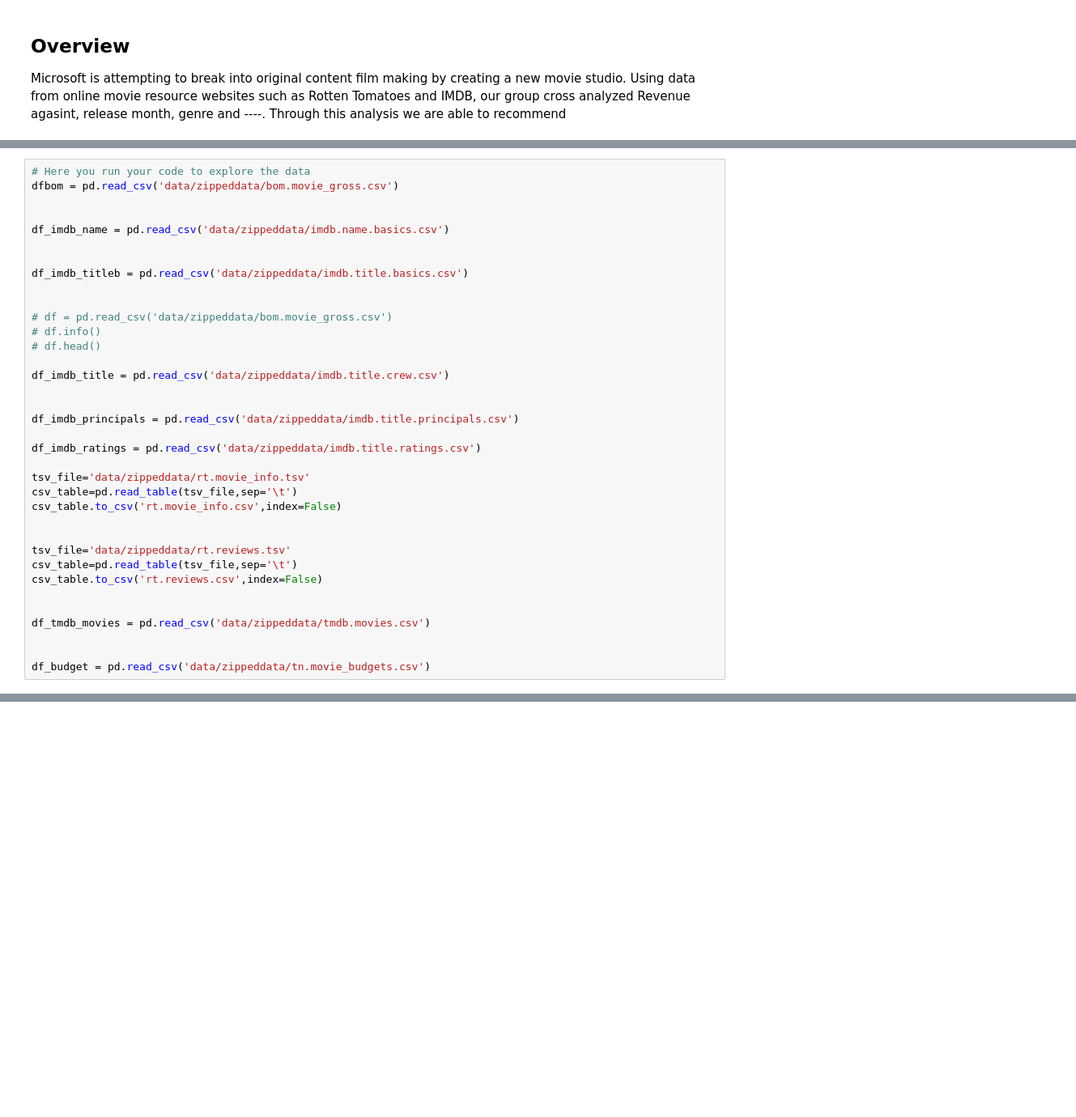
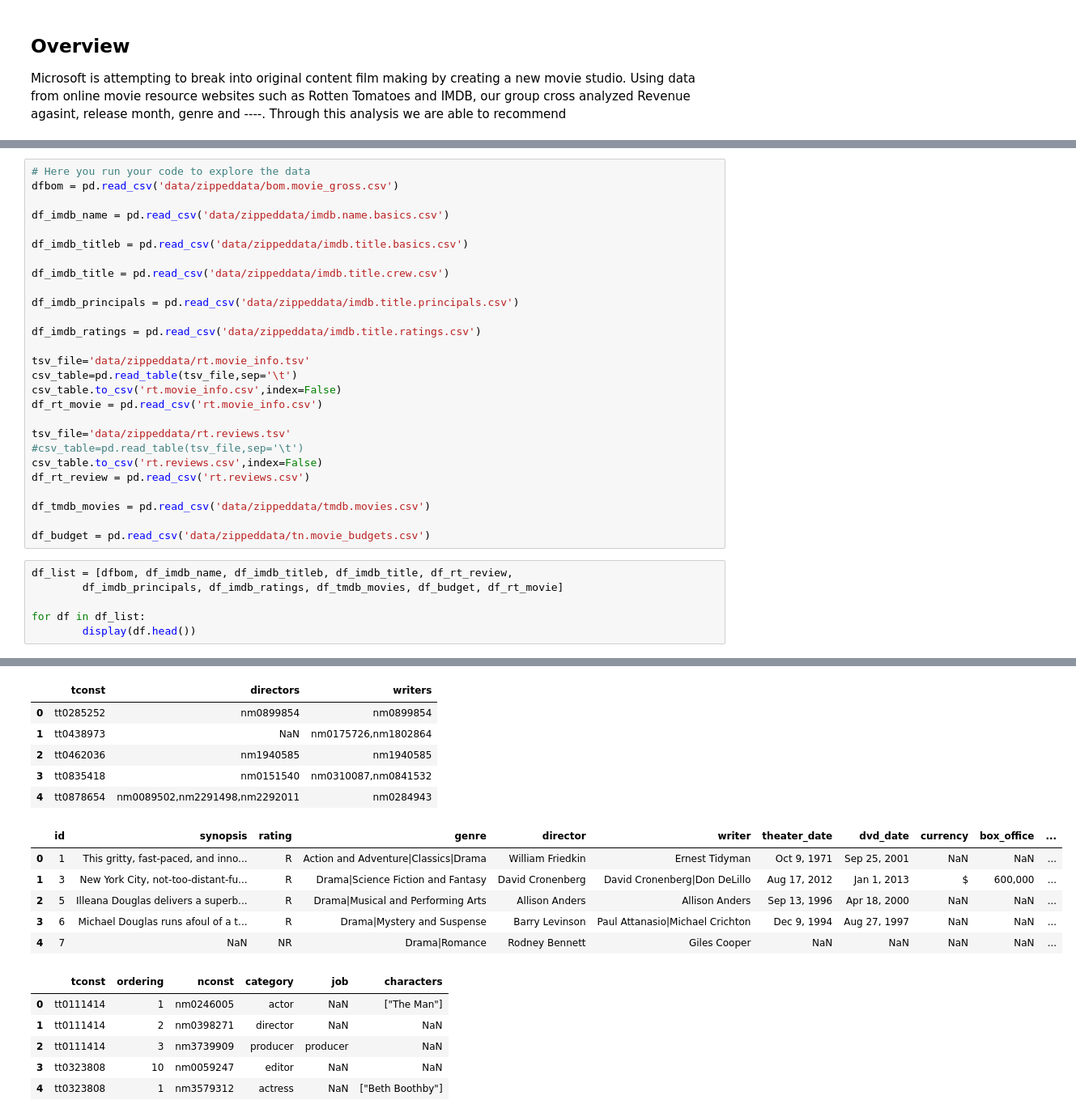
Before and after one commit to learn-co-curriculum/dsc-project-template, a Jupyter notebook: dsc-phase1-project-template.ipynb, the cells around one changed output, grey strips where cells are left out. Shown at 81% size. Cells and saved outputs as stored; diff of their text form; blank space fills up the shorter version.

Commit message:
added merged dataframes

```diff
--- a/dsc-phase1-project-template.ipynb
+++ b/dsc-phase1-project-template.ipynb
@@ -44,19 +44,11 @@ import zipfile
 # Here you run your code to explore the data
 dfbom = pd.read_csv('data/zippeddata/bom.movie_gross.csv')
 
-
 df_imdb_name = pd.read_csv('data/zippeddata/imdb.name.basics.csv')
-
 
 df_imdb_titleb = pd.read_csv('data/zippeddata/imdb.title.basics.csv')
 
-
-# df = pd.read_csv('data/zippeddata/bom.movie_gross.csv')
-# df.info()
-# df.head()
-
 df_imdb_title = pd.read_csv('data/zippeddata/imdb.title.crew.csv')
-
 
 df_imdb_principals = pd.read_csv('data/zippeddata/imdb.title.principals.csv')
 
@@ -65,14 +57,20 @@ df_imdb_ratings = pd.read_csv('data/zippeddata/imdb.title.ratings.csv')
 tsv_file='data/zippeddata/rt.movie_info.tsv'
 csv_table=pd.read_table(tsv_file,sep='\t')
 csv_table.to_csv('rt.movie_info.csv',index=False)
-
+df_rt_movie = pd.read_csv('rt.movie_info.csv')
 
 tsv_file='data/zippeddata/rt.reviews.tsv'
-csv_table=pd.read_table(tsv_file,sep='\t')
+#csv_table=pd.read_table(tsv_file,sep='\t')
 csv_table.to_csv('rt.reviews.csv',index=False)
-
+df_rt_review = pd.read_csv('rt.reviews.csv')
 
 df_tmdb_movies = pd.read_csv('data/zippeddata/tmdb.movies.csv')
 
-
 df_budget = pd.read_csv('data/zippeddata/tn.movie_budgets.csv')
+# %%
+df_list = [dfbom, df_imdb_name, df_imdb_titleb, df_imdb_title, df_rt_review,
+        df_imdb_principals, df_imdb_ratings, df_tmdb_movies, df_budget, df_rt_movie]
+
+for df in df_list:
+        display(df.head())
+# %% [output]
@@ -78,0 +95,18 @@ df_budget = pd.read_csv('data/zippeddata/tn.movie_budgets.csv')
+|  | tconst | directors | writers |
+| 0 | tt0285252 | nm0899854 | nm0899854 |
+| 1 | tt0438973 | NaN | nm0175726,nm1802864 |
+| 2 | tt0462036 | nm1940585 | nm1940585 |
+| 3 | tt0835418 | nm0151540 | nm0310087,nm0841532 |
+| 4 | tt0878654 | nm0089502,nm2291498,nm2292011 | nm0284943 |
+|  | id | synopsis | rating | genre | director | writer | theater_date | dvd_date | currency | box_office | ... |
+| 0 | 1 | This gritty, fast-paced, and inno... | R | Action and Adventure|Classics|Drama | William Friedkin | Ernest Tidyman | Oct 9, 1971 | Sep 25, 2001 | NaN | NaN | ... |
+| 1 | 3 | New York City, not-too-distant-fu... | R | Drama|Science Fiction and Fantasy | David Cronenberg | David Cronenberg|Don DeLillo | Aug 17, 2012 | Jan 1, 2013 | $ | 600,000 | ... |
+| 2 | 5 | Illeana Douglas delivers a superb... | R | Drama|Musical and Performing Arts | Allison Anders | Allison Anders | Sep 13, 1996 | Apr 18, 2000 | NaN | NaN | ... |
+| 3 | 6 | Michael Douglas runs afoul of a t... | R | Drama|Mystery and Suspense | Barry Levinson | Paul Attanasio|Michael Crichton | Dec 9, 1994 | Aug 27, 1997 | NaN | NaN | ... |
+| 4 | 7 | NaN | NR | Drama|Romance | Rodney Bennett | Giles Cooper | NaN | NaN | NaN | NaN | ... |
+|  | tconst | ordering | nconst | category | job | characters |
+| 0 | tt0111414 | 1 | nm0246005 | actor | NaN | ["The Man"] |
+| 1 | tt0111414 | 2 | nm0398271 | director | NaN | NaN |
+| 2 | tt0111414 | 3 | nm3739909 | producer | producer | NaN |
+| 3 | tt0323808 | 10 | nm0059247 | editor | NaN | NaN |
+| 4 | tt0323808 | 1 | nm3579312 | actress | NaN | ["Beth Boothby"] |
```
Also changed, not shown: parts of 14 cells of this notebook, 1 other file.
